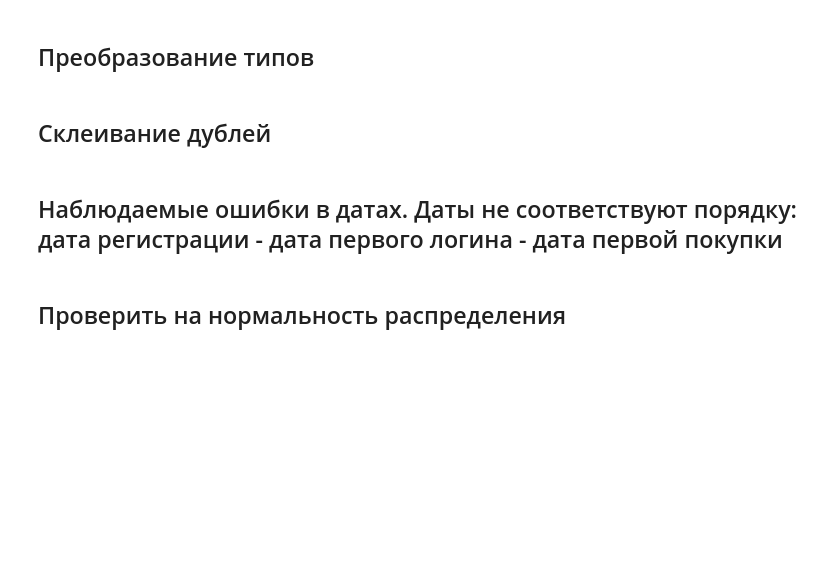
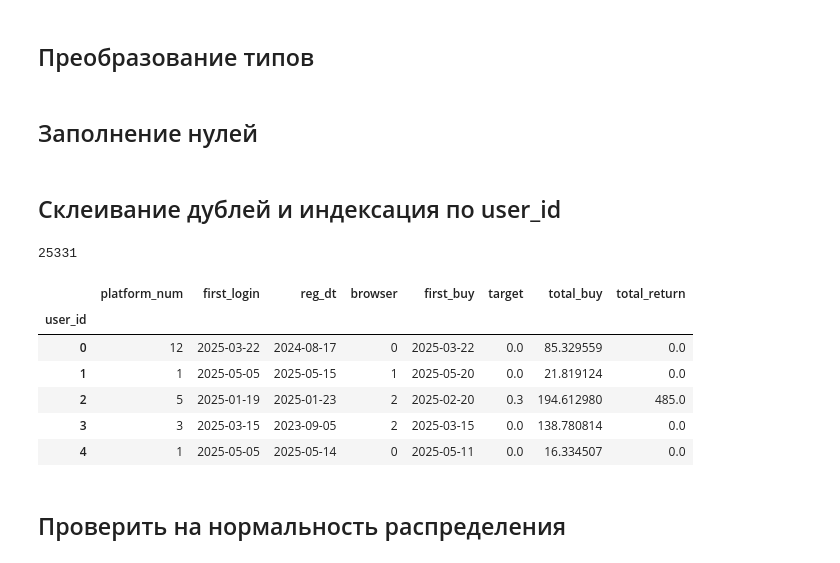
Before and after one commit to Lilya-te/DS-workshop2025, a Jupyter notebook: Checkpoint1_team1.ipynb, the cells around one changed output. Drawn from its saved outputs; the diff is of its cells as text; code cells hidden in the pictures; blank space fills up the shorter version.

```diff
--- a/Checkpoint1_team1.ipynb
+++ b/Checkpoint1_team1.ipynb
@@ -41,2 +60,4 @@ df_cleaned["reg_dt"].fillna(df_cleaned["first_buy"], inplace=True)
 df_cleaned["user_id"] = df_cleaned["user_id"].apply(lambda x: int(x.strip("user_")))
 df_cleaned["browser"] = df_cleaned["browser"].apply(lambda x: int(x.strip("browser_")))
+# %% [markdown]
+## Заполнение нулей
@@ -43,19 +66,26 @@ df_cleaned["browser"] = df_cleaned["browser"].apply(lambda x: int(x.strip("brows
 # %% [markdown]
-## Склеивание дублей
+## Склеивание дублей и индексация по user_id
 # %%
 df_cleaned = df_cleaned.groupby(by="user_id").agg(
     {
         "platform_num": "min",
         "first_login": "min",
         "reg_dt": "min",
         "browser": "min",
         "first_buy": "min",
-        "target": "sum",
+        "target": "mean",
         "total_buy": "sum",
         "total_return": "sum",
     }
 )
 print(len(df_cleaned))
 df_cleaned.head()
+# %% [output]
+25331
+|  | platform_num | first_login | reg_dt | browser | first_buy | target | total_buy | total_return |
+| user_id |  |  |  |  |  |  |  |  |
+| 0 | 12 | 2025-03-22 | 2024-08-17 | 0 | 2025-03-22 | 0.0 | 85.329559 | 0.0 |
+| 1 | 1 | 2025-05-05 | 2025-05-15 | 1 | 2025-05-20 | 0.0 | 21.819124 | 0.0 |
+| 2 | 5 | 2025-01-19 | 2025-01-23 | 2 | 2025-02-20 | 0.3 | 194.612980 | 485.0 |
+| 3 | 3 | 2025-03-15 | 2023-09-05 | 2 | 2025-03-15 | 0.0 | 138.780814 | 0.0 |
+| 4 | 1 | 2025-05-05 | 2025-05-14 | 0 | 2025-05-11 | 0.0 | 16.334507 | 0.0 |
-# %% [markdown]
-## Наблюдаемые ошибки в датах. Даты не соответствуют порядку: дата регистрации - дата первого логина - дата первой покупки
```
Also changed, not shown: parts of 11 cells of this notebook.
